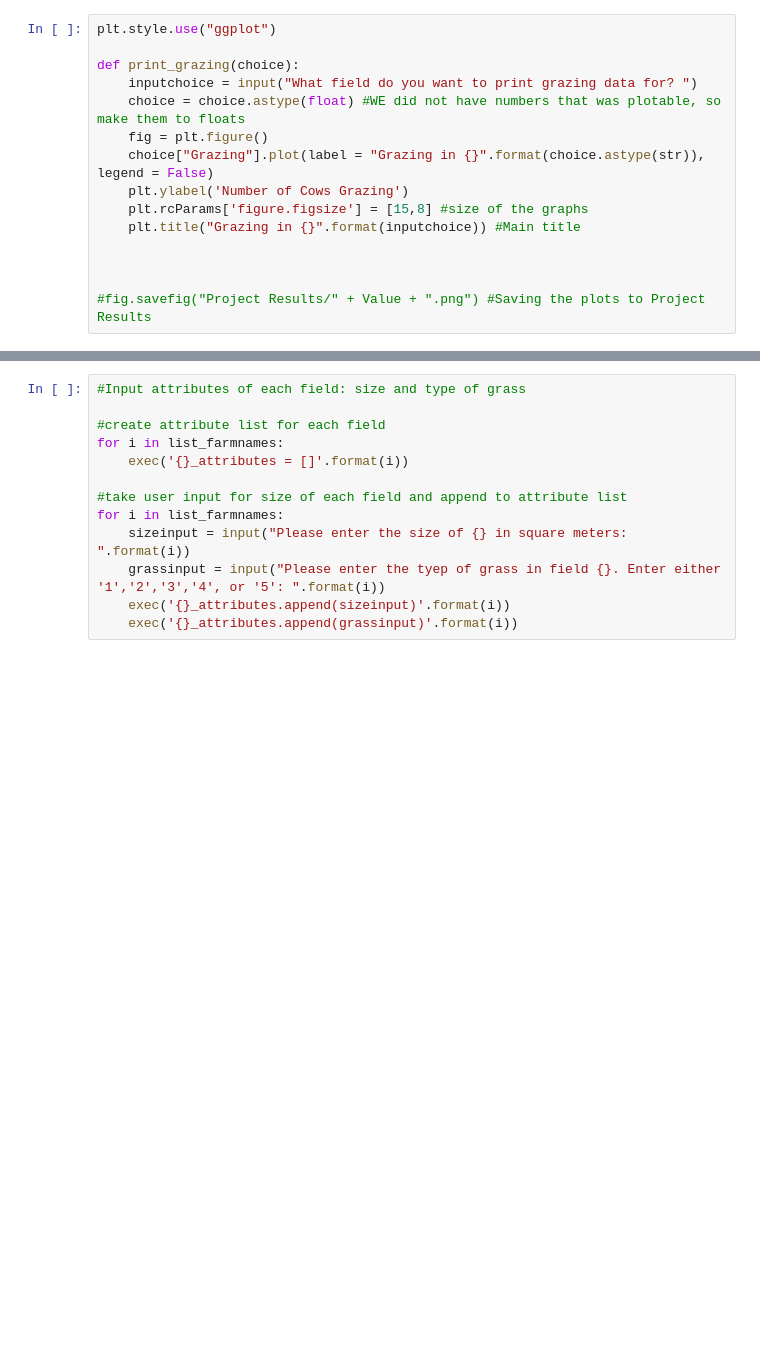
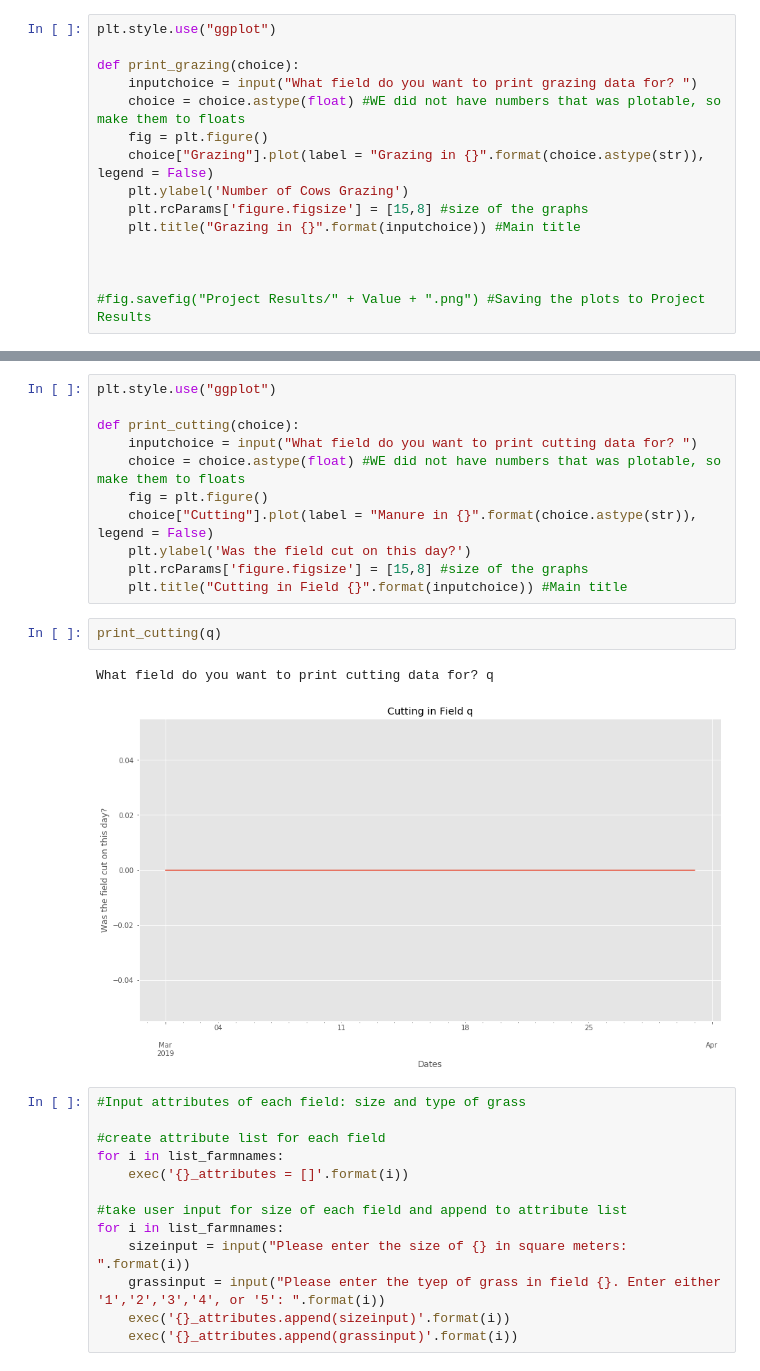
Before and after one commit to Gallster/Quant-Programming-Project, a Jupyter notebook: Assembled Notebook.ipynb, the cells around one changed output, grey strips where cells are left out. Cells and saved outputs as stored; diff of their text form; blank space fills up the shorter version.

```diff
--- a/Assembled Notebook.ipynb
+++ b/Assembled Notebook.ipynb
@@ -214,3 +206,19 @@ What field do you want to print grazing data for? q
+# %%
+plt.style.use("ggplot")
+
+def print_cutting(choice):
+    inputchoice = input("What field do you want to print cutting data for? ")
+    choice = choice.astype(float) #WE did not have numbers that was plotable, so make them to floats
+    fig = plt.figure()
+    choice["Cutting"].plot(label = "Manure in {}".format(choice.astype(str)), legend = False)
+    plt.ylabel('Was the field cut on this day?')
+    plt.rcParams['figure.figsize'] = [15,8] #size of the graphs
+    plt.title("Cutting in Field {}".format(inputchoice)) #Main title
+# %%
+print_cutting(q)
+# %% [output]
+What field do you want to print cutting data for? q
+[figure, added]
 # %%
 #Input attributes of each field: size and type of grass
 
```
Also changed, not shown: parts of 4 cells of this notebook.
